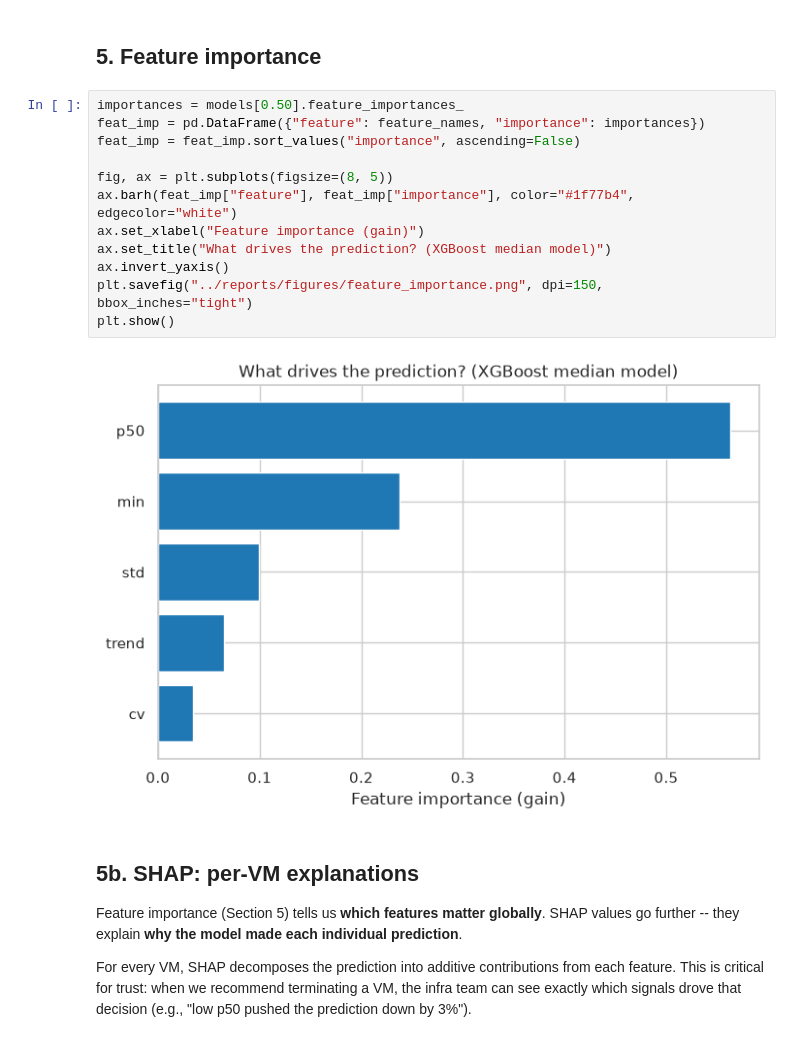
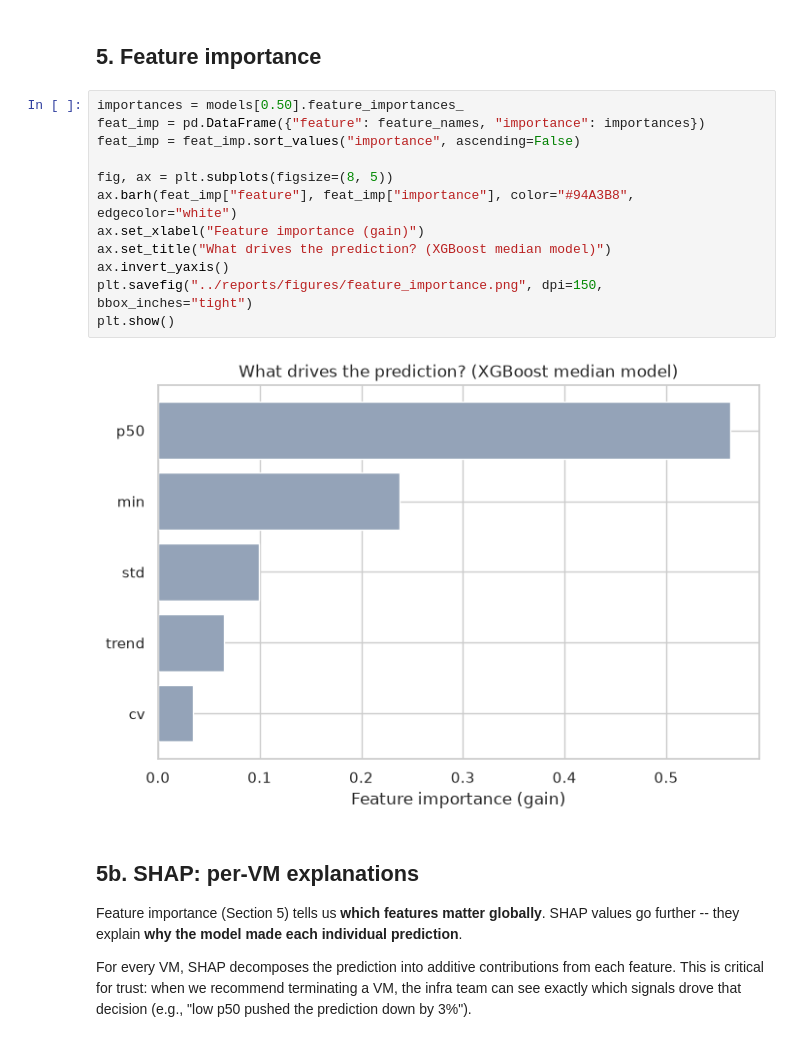
Before and after one commit to aroaxinping/cloud-cost-predictor, a Jupyter notebook: notebooks/03_predictive_model.ipynb, the cells around one changed output. Cells and saved outputs as stored; diff of their text form.

```diff
--- a/notebooks/03_predictive_model.ipynb
+++ b/notebooks/03_predictive_model.ipynb
@@ -401,17 +401,17 @@ plt.show()
 # %%
 importances = models[0.50].feature_importances_
 feat_imp = pd.DataFrame({"feature": feature_names, "importance": importances})
 feat_imp = feat_imp.sort_values("importance", ascending=False)
 
 fig, ax = plt.subplots(figsize=(8, 5))
-ax.barh(feat_imp["feature"], feat_imp["importance"], color="#1f77b4", edgecolor="white")
+ax.barh(feat_imp["feature"], feat_imp["importance"], color="#94A3B8", edgecolor="white")
 ax.set_xlabel("Feature importance (gain)")
 ax.set_title("What drives the prediction? (XGBoost median model)")
 ax.invert_yaxis()
 plt.savefig("../reports/figures/feature_importance.png", dpi=150, bbox_inches="tight")
 plt.show()
 # %% [output]
-[figure, old version]
+[figure, new version]
 # %% [markdown]
 ## 5b. SHAP: per-VM explanations
 
```
Also changed, not shown: parts of 3 cells of this notebook, 23 other files.
